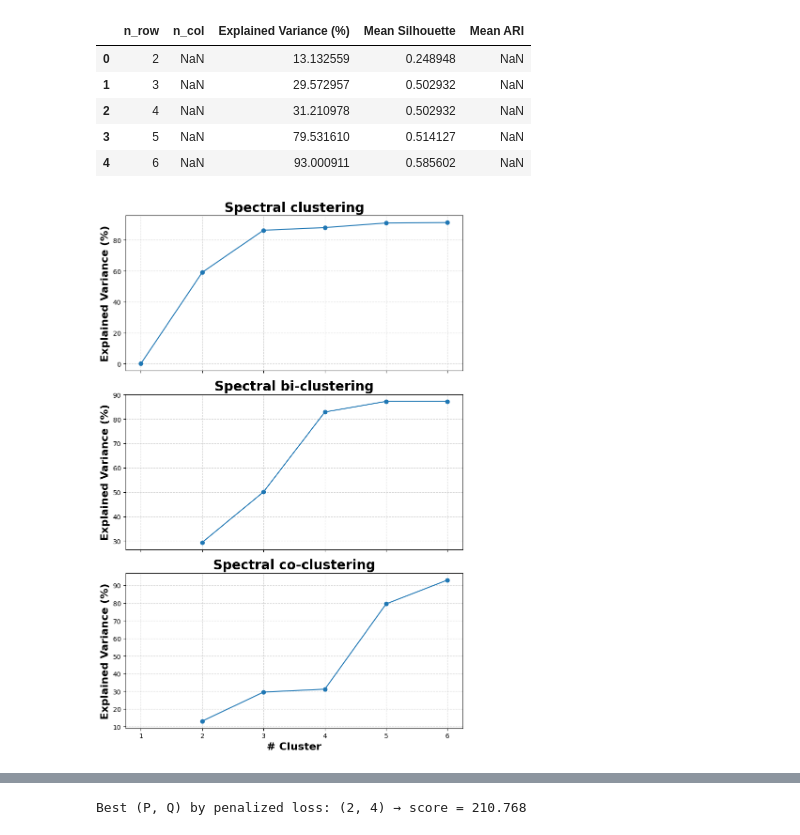
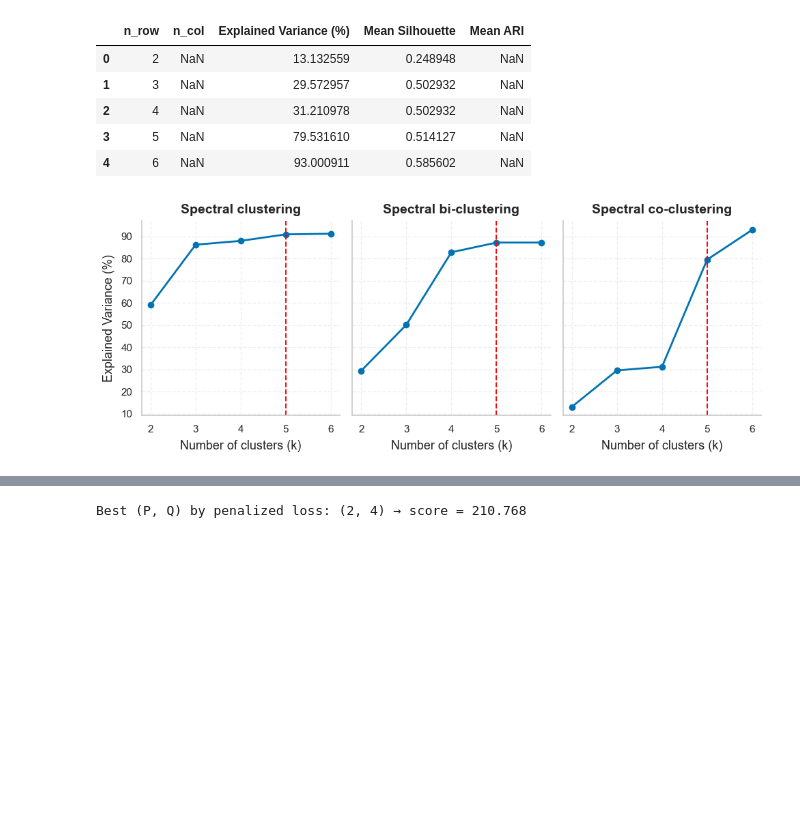
Before and after one commit to ygrepo/kaggle_favorita_grocery_sales_forecasting, a Jupyter notebook: notebook/clustering.ipynb, the cells around one changed output, grey strips where cells are left out. Cells and saved outputs as stored; diff of their text form; code cells hidden in the pictures; blank space fills up the shorter version.

```diff
--- a/notebook/clustering.ipynb
+++ b/notebook/clustering.ipynb
@@ -310,7 +362,7 @@ plt.close()
 results_spectral_clustering = compute_spectral_clustering_cv_scores(
     data=pivot_clean.values,
     model_class=SpectralClustering,
-    n_clusters_row_range=range(1, 8),
+    n_clusters_row_range=range(2, 8),
     cv_folds=3
 )
 results_spectral_clustering
@@ -371,11 +421,12 @@ Evaluating n_row=6
 # %%
 plot_spectral_clustering_elbows([results_spectral_clustering, results_spectral_biclustering, results_spectral_coclustering],
                                 titles=["Spectral clustering",
                                         "Spectral bi-clustering",
                                         "Spectral co-clustering"],
-                                fn="../output/figures/20250607_item_spectral_clustering_elbow.tiff")
+                                vline_x=5,
+                                fn="../output/figures/20250610_item_spectral_clustering_elbow.tiff")
 # %% [output]
-[figure, old version]
+[figure, new version]
 # %%
 item_clusters = generate_store_item_clusters(pivot_clean, n_clusters=4, model_class=SpectralClustering)
 item_clusters
```
Also changed, not shown: parts of 29 cells of this notebook, 4 other files.
